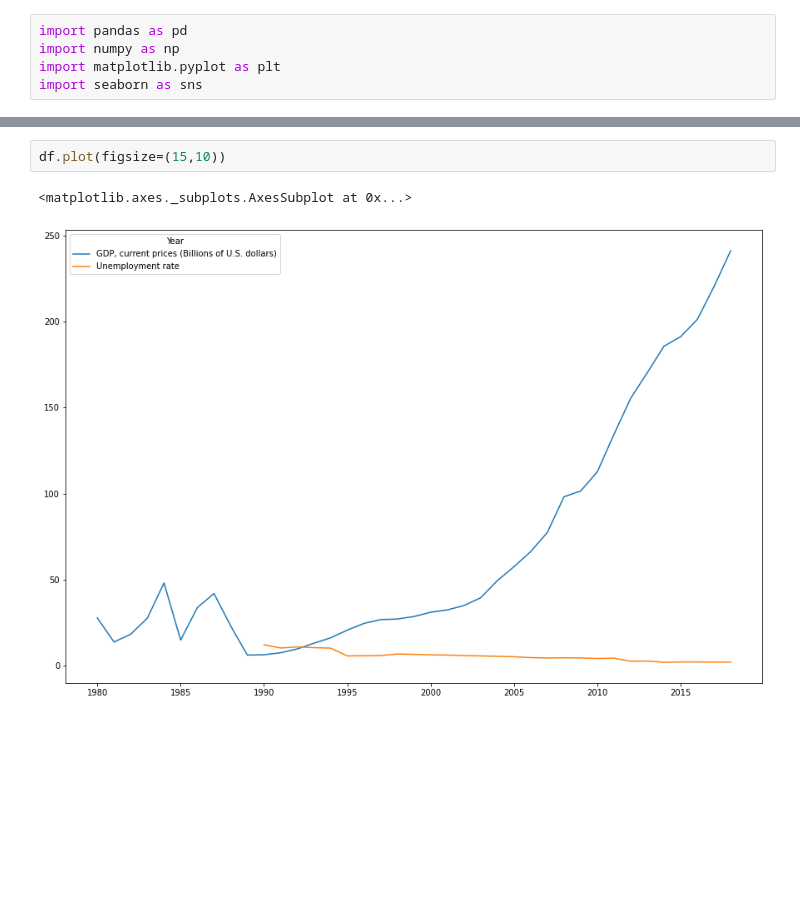
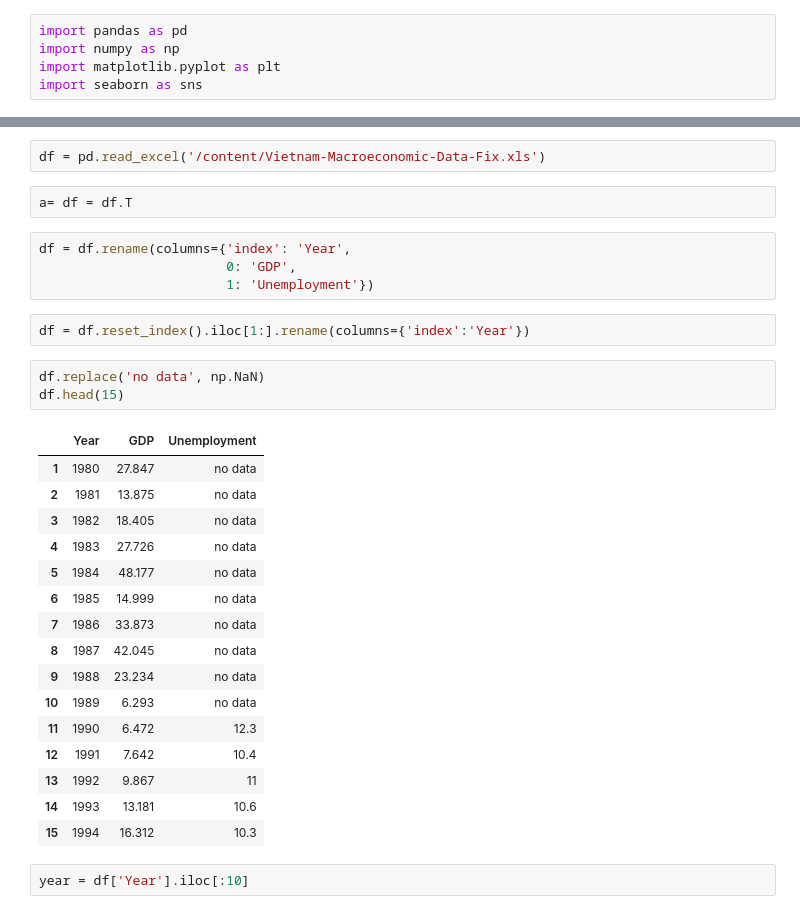
Before and after one commit to letien2106/TMDU, a Jupyter notebook: demo01.ipynb, the cells around one changed output, grey strips where cells are left out. Drawn from its saved outputs; the diff is of its cells as text; blank space fills up the shorter version.

```diff
--- a/demo01.ipynb
+++ b/demo01.ipynb
@@ -67,5 +17,32 @@ plt.boxplot(x='Unemployment rate',data=df)
-# %%
-df.plot(figsize=(15,10))
-# %% [output]
-<matplotlib.axes._subplots.AxesSubplot at 0x...>
-[figure, removed]
+# %%
+df = pd.read_excel('/content/Vietnam-Macroeconomic-Data-Fix.xls')
+# %%
+a= df = df.T
+# %%
+df = df.rename(columns={'index': 'Year',
+                        0: 'GDP',
+                        1: 'Unemployment'})
+# %%
+df = df.reset_index().iloc[1:].rename(columns={'index':'Year'})
+# %%
+df.replace('no data', np.NaN)
+df.head(15)
+# %% [output]
+|  | Year | GDP | Unemployment |
+| 1 | 1980 | 27.847 | no data |
+| 2 | 1981 | 13.875 | no data |
+| 3 | 1982 | 18.405 | no data |
+| 4 | 1983 | 27.726 | no data |
+| 5 | 1984 | 48.177 | no data |
+| 6 | 1985 | 14.999 | no data |
+| 7 | 1986 | 33.873 | no data |
+| 8 | 1987 | 42.045 | no data |
+| 9 | 1988 | 23.234 | no data |
+| 10 | 1989 | 6.293 | no data |
+| 11 | 1990 | 6.472 | 12.3 |
+| 12 | 1991 | 7.642 | 10.4 |
+| 13 | 1992 | 9.867 | 11 |
+| 14 | 1993 | 13.181 | 10.6 |
+| 15 | 1994 | 16.312 | 10.3 |
+# %%
+year = df['Year'].iloc[:10]
```
Also changed, not shown: parts of 55 cells of this notebook.
